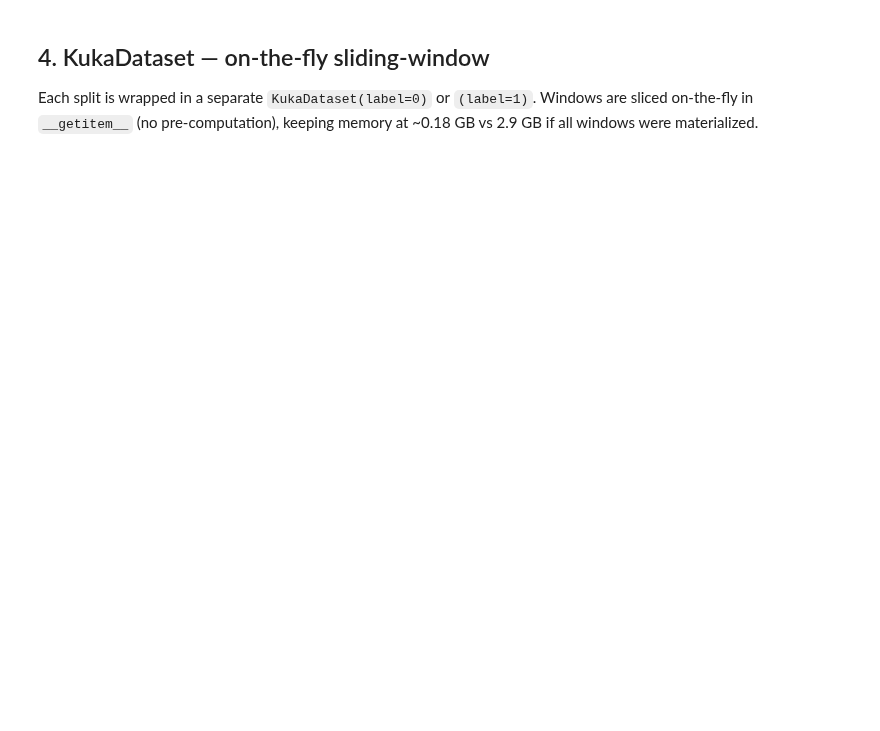
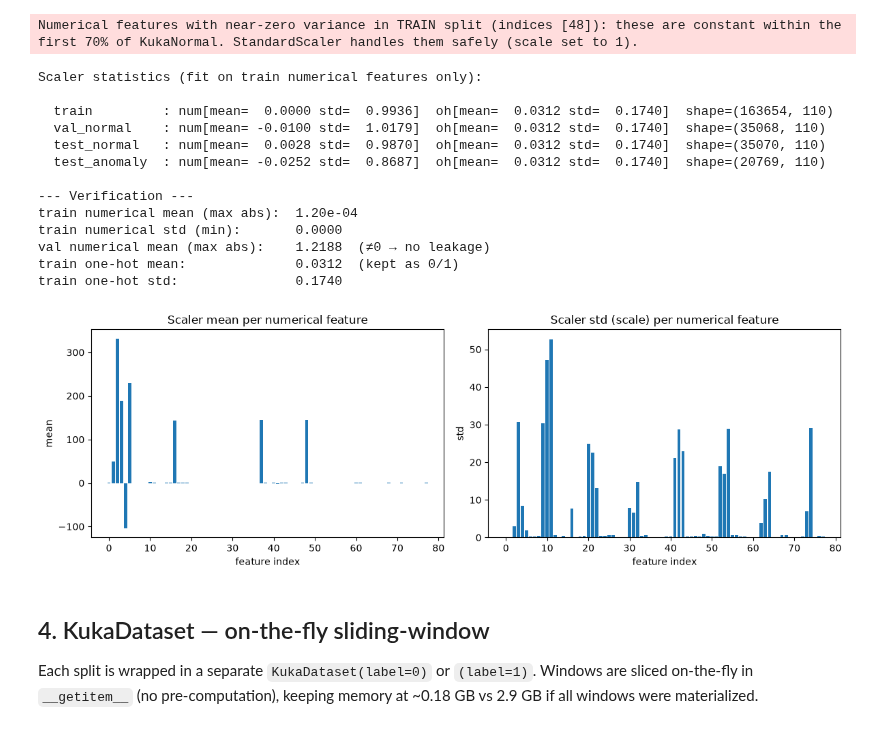
Before and after one commit to s349534/AM01-Detection-of-Anomalous-Behaviour-in-Industrial-Robot, a Jupyter notebook: notebooks/02_preprocessing.ipynb, the cells around one changed output. Cells and saved outputs as stored; diff of their text form; code cells hidden in the pictures; blank space fills up the shorter version.

```diff
--- a/notebooks/02_preprocessing.ipynb
+++ b/notebooks/02_preprocessing.ipynb
@@ -98,30 +174,55 @@ confirms a correct fit. Val mean ≠ 0 (printed below) confirms no data leakage.
 # %%
-scaled, scaler = normalize_data(splits, config)
+scaled, scaler = normalize_data(splits, config, selected_cols)
 
-print("Scaler statistics (fit on train only):\n")
-for name in ['train', 'val', 'test_normal', 'test_anomaly']:
+print("Scaler statistics (fit on train numerical features only):\n")
+for name in ['train', 'val_normal', 'test_normal', 'test_anomaly']:
     arr = scaled[name]
-    print(f"  {name:14s}: mean={arr.mean():>8.4f}  std={arr.std():>8.4f}  "
-          f"min={arr.min():>8.4f}  max={arr.max():>8.4f}  shape={arr.shape}")
+    # Separate numerical vs one-hot
+    is_oh = np.array([str(c).startswith('action_') for c in selected_cols])
+    num_arr = arr[:, ~is_oh]
+    oh_arr = arr[:, is_oh]
+    print(f"  {name:14s}: num[mean={num_arr.mean():>8.4f} std={num_arr.std():>8.4f}]  "
+          f"oh[mean={oh_arr.mean():>8.4f} std={oh_arr.std():>8.4f}]  shape={arr.shape}")
 
-# Verification: train ≈ 0 / 1, val ≠ 0 (no leakage)
+# Verification: train numerical ≈ 0 / 1, val numerical ≠ 0 (no leakage)
 print("\n--- Verification ---")
-print(f"train mean (max abs):  {np.abs(scaled['train'].mean(axis=0)).max():.2e}")
-print(f"train std (min):       {scaled['train'].std(axis=0).min():.4f}")
-print(f"val mean (max abs):    {np.abs(scaled['val'].mean(axis=0)).max():.4f}  (≠0 → no leakage)")
+is_oh = np.array([str(c).startswith('action_') for c in selected_cols])
+train_num = scaled['train'][:, ~is_oh]
+val_num = scaled['val_normal'][:, ~is_oh]
+print(f"train numerical mean (max abs):  {np.abs(train_num.mean(axis=0)).max():.2e}")
+print(f"train numerical std (min):       {train_num.std(axis=0).min():.4f}")
+print(f"val numerical mean (max abs):    {np.abs(val_num.mean(axis=0)).max():.4f}  (≠0 → no leakage)")
+print(f"train one-hot mean:              {scaled['train'][:, is_oh].mean():.4f}  (kept as 0/1)")
+print(f"train one-hot std:               {scaled['train'][:, is_oh].std():.4f}")
 
-# Distribution of scaler means across features
+# Distribution of scaler means across numerical features
 fig, axes = plt.subplots(1, 2, figsize=(12, 4))
 axes[0].bar(range(len(scaler.mean_)), scaler.mean_)
-axes[0].set_title('Scaler mean per feature')
+axes[0].set_title('Scaler mean per numerical feature')
 axes[0].set_xlabel('feature index')
 axes[0].set_ylabel('mean')
 axes[1].bar(range(len(scaler.scale_)), scaler.scale_)
-axes[1].set_title('Scaler std (scale) per feature')
+axes[1].set_title('Scaler std (scale) per numerical feature')
 axes[1].set_xlabel('feature index')
 axes[1].set_ylabel('std')
 plt.tight_layout()
 plt.show()
+# %% [output]
+Numerical features with near-zero variance in TRAIN split (indices [48]): these are constant within the first 70% of KukaNormal. StandardScaler handles them safely (scale set to 1).
+Scaler statistics (fit on train numerical features only):
+
+  train         : num[mean=  0.0000 std=  0.9936]  oh[mean=  0.0312 std=  0.1740]  shape=(163654, 110)
+  val_normal    : num[mean= -0.0100 std=  1.0179]  oh[mean=  0.0312 std=  0.1740]  shape=(35068, 110)
+  test_normal   : num[mean=  0.0028 std=  0.9870]  oh[mean=  0.0312 std=  0.1740]  shape=(35070, 110)
+  test_anomaly  : num[mean= -0.0252 std=  0.8687]  oh[mean=  0.0312 std=  0.1740]  shape=(20769, 110)
+
+--- Verification ---
+train numerical mean (max abs):  1.20e-04
+train numerical std (min):       0.0000
+val numerical mean (max abs):    1.2188  (≠0 → no leakage)
+train one-hot mean:              0.0312  (kept as 0/1)
+train one-hot std:               0.1740
+[figure, added]
 # %% [markdown]
 ## 4. KukaDataset — on-the-fly sliding-window
 
```
Also changed, not shown: parts of 10 cells of this notebook, 6 other files.
